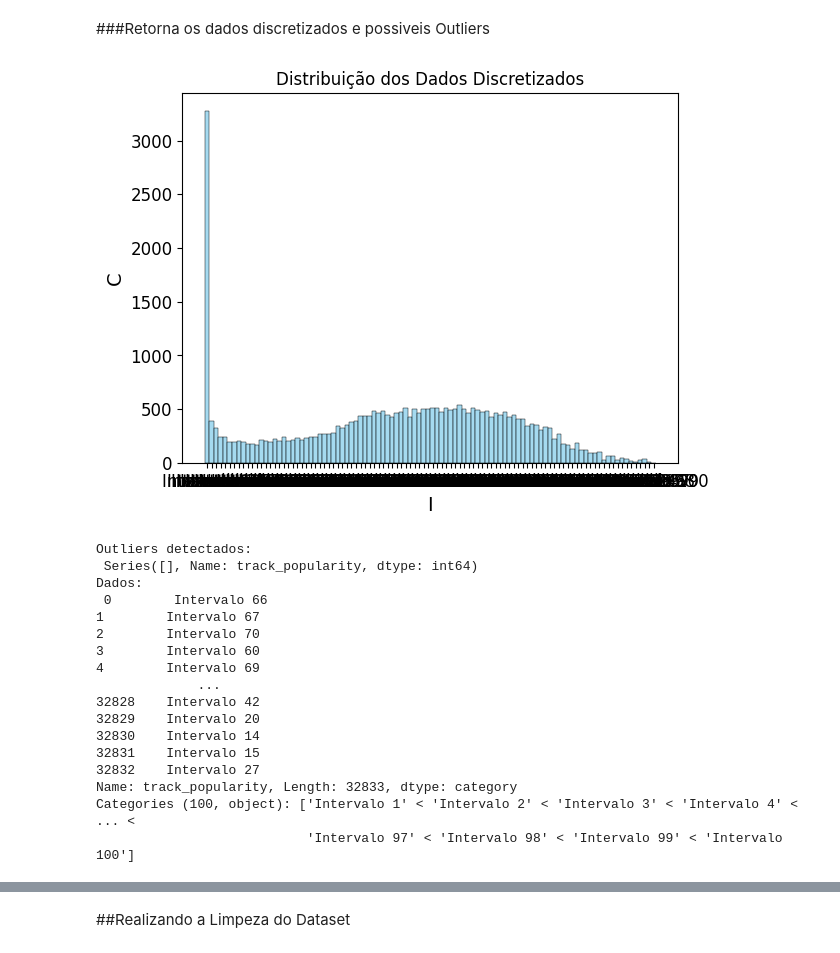
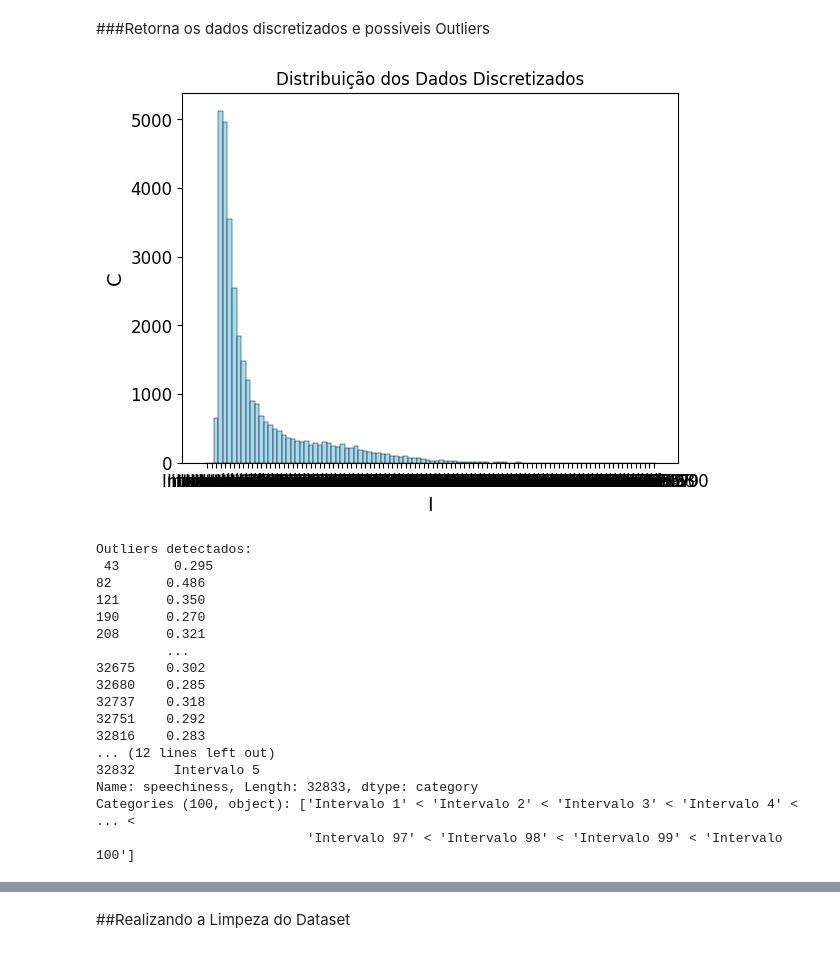
Before and after one commit to Lrs-mtos/song-popularity-ML, a Jupyter notebook: song_popularity.ipynb, the cells around one changed output, grey strips where cells are left out. Cells and saved outputs as stored; diff of their text form; code cells hidden in the pictures.

```diff
--- a/song_popularity.ipynb
+++ b/song_popularity.ipynb
@@ -402,26 +402,26 @@ def discretizeAndPossibleOutliers(data, n_bins=10, metodo='quantis'):
 
     return data_discretizada, outliers
 # %%
-discretizada, outliers = discretizeAndPossibleOutliers(songs_cp['track_popularity'], n_bins=100, metodo='igual')
+discretizada, outliers = discretizeAndPossibleOutliers(songs_cp['speechiness'], n_bins=100, metodo='igual')
 # Exibir possiveis outliers encontrados
 print(f'Outliers detectados:\n {outliers}')
 print(f'Dados:\n {discretizada}')
 # %% [output]
-[figure, old version]
+[figure, new version]
 Outliers detectados:
- Series([], Name: track_popularity, dtype: int64)
-Dados:
- 0        Intervalo 66
-1        Intervalo 67
-2        Intervalo 70
-3        Intervalo 60
-4        Intervalo 69
-             ...
-32828    Intervalo 42
-32829    Intervalo 20
-32830    Intervalo 14
-32831    Intervalo 15
-32832    Intervalo 27
-Name: track_popularity, Length: 32833, dtype: category
+ 43       0.295
+82       0.486
+121      0.350
+190      0.270
+208      0.321
+         ...
+32675    0.302
+32680    0.285
+32737    0.318
+32751    0.292
+32816    0.283
+... (12 lines left out)
+32832     Intervalo 5
+Name: speechiness, Length: 32833, dtype: category
 Categories (100, object): ['Intervalo 1' < 'Intervalo 2' < 'Intervalo 3' < 'Intervalo 4' < ... <
                            'Intervalo 97' < 'Intervalo 98' < 'Intervalo 99' < 'Intervalo 100']
```
Also changed, not shown: parts of 1 cell of this notebook.
